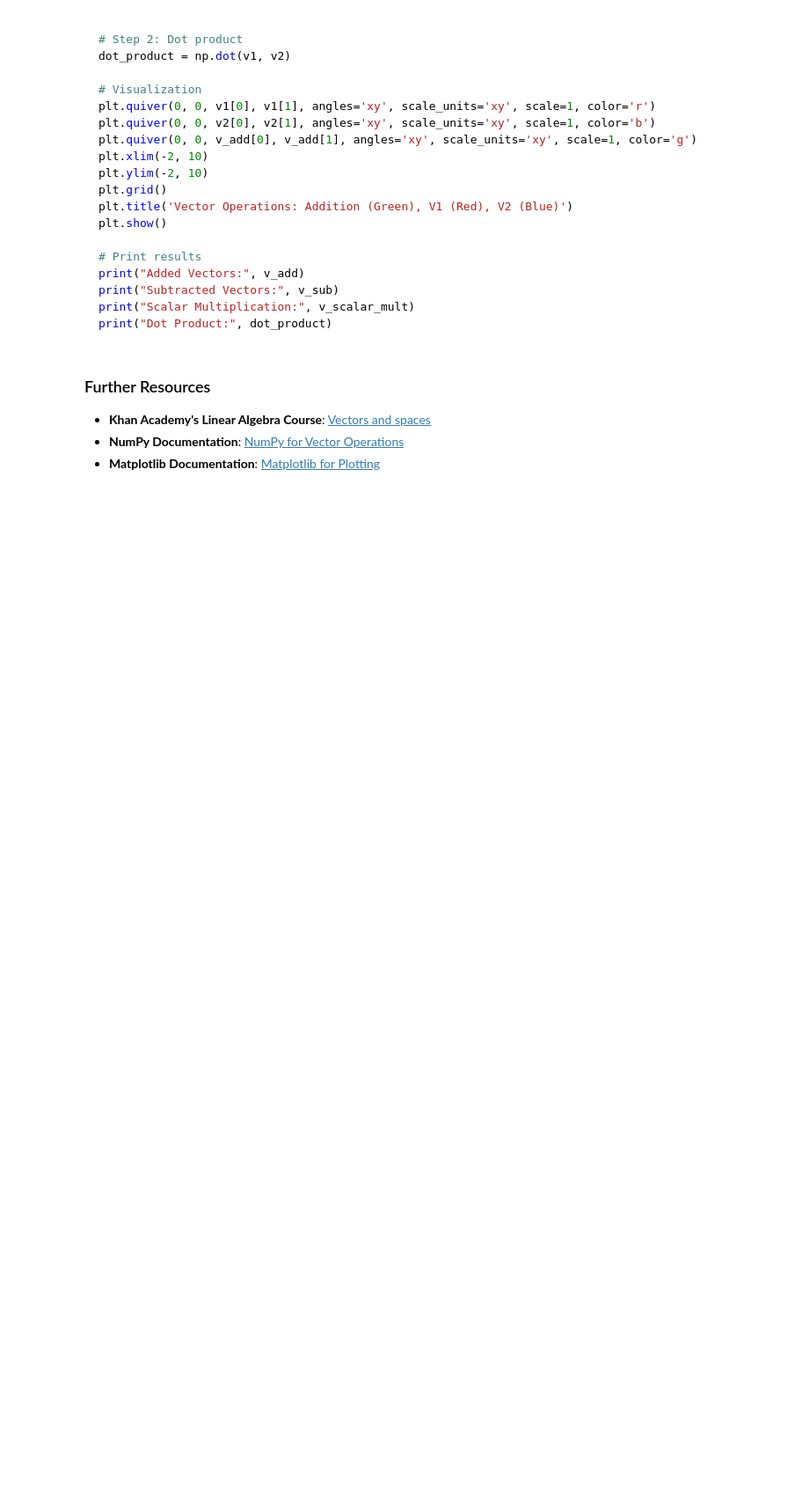
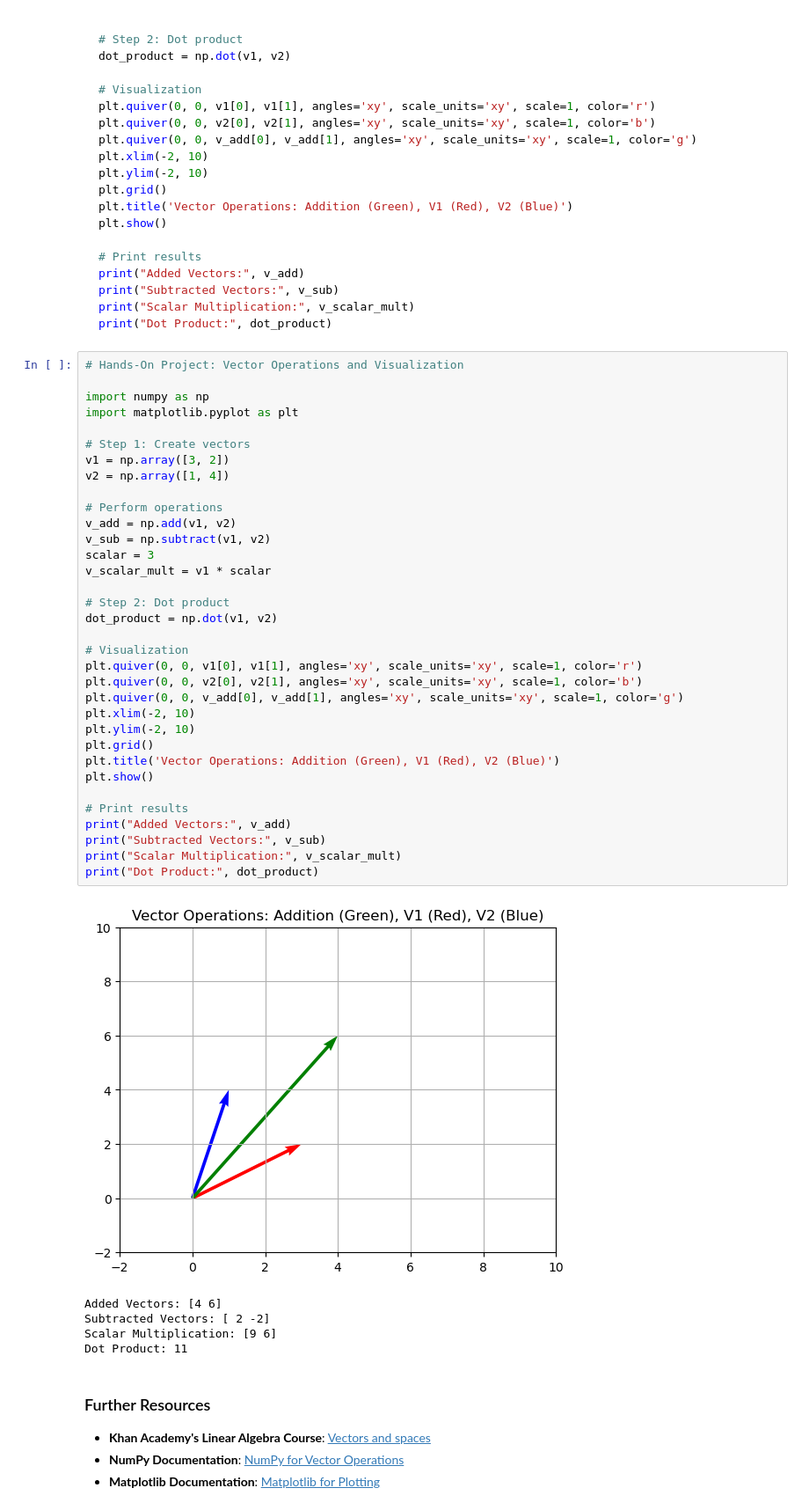
Before and after one commit to 100daysofml/100daysofml.github.io, a Jupyter notebook: content/Week_02/Lesson_06.ipynb, the cells around one changed output. Shown at 88% size. Saved outputs shown, nothing was run; the diff lists cells and outputs as text; blank space fills up the shorter version.

````diff
--- a/content/Week_02/Lesson_06.ipynb
+++ b/content/Week_02/Lesson_06.ipynb
@@ -481,6 +512,46 @@ print("Subtracted Vectors:", v_sub)
 print("Scalar Multiplication:", v_scalar_mult)
 print("Dot Product:", dot_product)
 ```
+# %%
+# Hands-On Project: Vector Operations and Visualization
+
+import numpy as np
+import matplotlib.pyplot as plt
+
+# Step 1: Create vectors
+v1 = np.array([3, 2])
+v2 = np.array([1, 4])
+
+# Perform operations
+v_add = np.add(v1, v2)
+v_sub = np.subtract(v1, v2)
+scalar = 3
+v_scalar_mult = v1 * scalar
+
+# Step 2: Dot product
+dot_product = np.dot(v1, v2)
+
+# Visualization
+plt.quiver(0, 0, v1[0], v1[1], angles='xy', scale_units='xy', scale=1, color='r')
+plt.quiver(0, 0, v2[0], v2[1], angles='xy', scale_units='xy', scale=1, color='b')
+plt.quiver(0, 0, v_add[0], v_add[1], angles='xy', scale_units='xy', scale=1, color='g')
+plt.xlim(-2, 10)
+plt.ylim(-2, 10)
+plt.grid()
+plt.title('Vector Operations: Addition (Green), V1 (Red), V2 (Blue)')
+plt.show()
+
+# Print results
+print("Added Vectors:", v_add)
+print("Subtracted Vectors:", v_sub)
+print("Scalar Multiplication:", v_scalar_mult)
+print("Dot Product:", dot_product)
+# %% [output]
+[figure, added]
+Added Vectors: [4 6]
+Subtracted Vectors: [ 2 -2]
+Scalar Multiplication: [9 6]
+Dot Product: 11
 # %% [markdown]
 ### Further Resources
 
````
Also changed, not shown: parts of 9 cells of this notebook, 3 other files.
